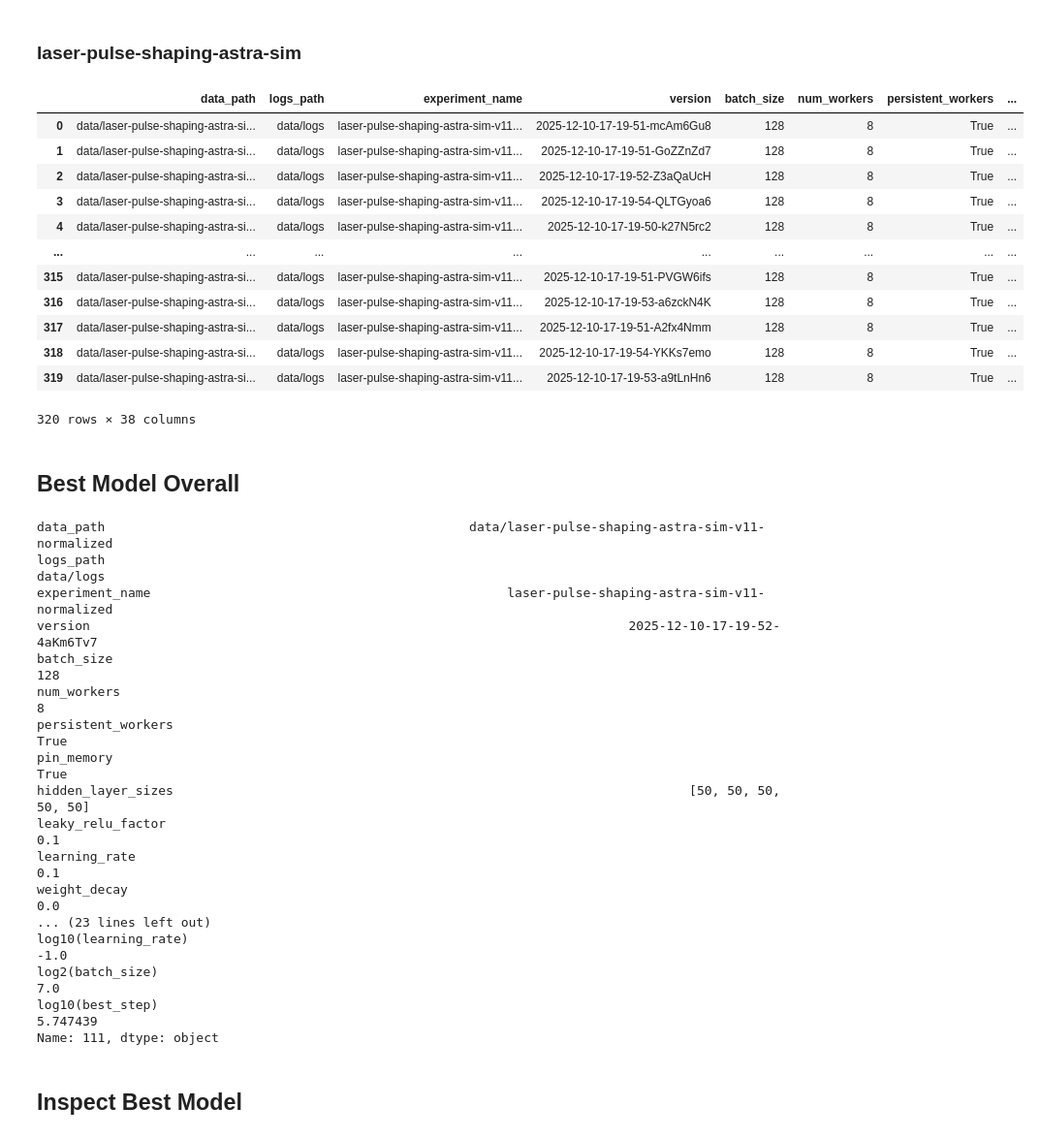
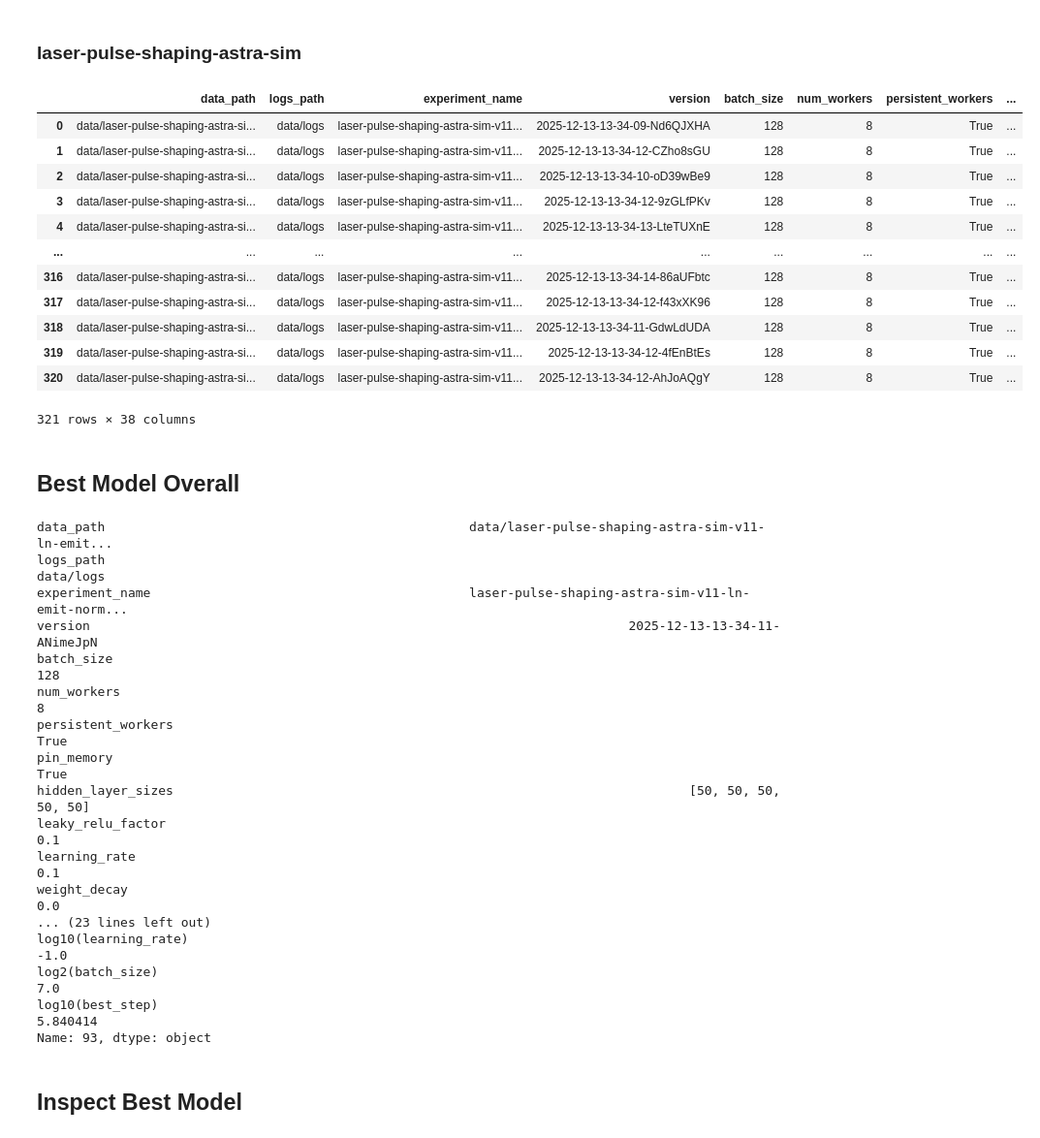
Before and after one commit to Kwasniok/opal-photo-injector-surrogate-model, a Jupyter notebook: 5_experiment_evaluation.ipynb, the cells around one changed output. Shown at 97% size. Saved outputs shown, nothing was run; the diff lists cells and outputs as text; code cells hidden in the pictures.

```diff
--- a/5_experiment_evaluation.ipynb
+++ b/5_experiment_evaluation.ipynb
@@ -28,9 +30,9 @@ from model import MultiLayerLeakyReLUModel
 # %%
 args = SimpleNamespace(
     # io
-    data_path="data/laser-pulse-shaping-astra-sim-v11-normalized",
+    data_path="data/laser-pulse-shaping-astra-sim-v11-ln-emit-normalized",
     logs_path="data/logs",
-    experiment_name="laser-pulse-shaping-astra-sim-v11-normalized",
+    experiment_name="laser-pulse-shaping-astra-sim-v11-ln-emit-normalized",
     # data
     batch_size=64,
     num_workers=4,
@@ -40,42 +42,45 @@ args = SimpleNamespace(
 # %%
 rows: list[dict] = []
 
 for run_path in glob.glob(os.path.join(args.logs_path, args.experiment_name, "*")):
     meta = load_meta(run_path)
     rows.append(meta)
 
 table = pd.DataFrame(rows)
+
+assert all(table["data_path"] == args.data_path)
 
 table["max_width"] = table["hidden_layer_sizes"].apply(lambda x: max(x))
 table["depth"] = table["hidden_layer_sizes"].apply(lambda x: len(x))
 
 
 table["best_val_train_loss_ratio"] = table["best_val_loss"] / table["best_train_loss"]
 
 table["log10(trainable_params)"] = table["trainable_params"].apply(
     lambda x: np.log10(x)
 )
 table["log10(best_val_loss)"] = table["best_val_loss"].apply(lambda x: np.log10(x))
 table["log10(best_train_loss)"] = table["best_train_loss"].apply(lambda x: np.log10(x))
 table["log10(learning_rate)"] = table["learning_rate"].apply(lambda x: np.log10(x))
 table["log2(batch_size)"] = table["batch_size"].apply(lambda x: np.log2(x))
 table["log10(best_step)"] = table["best_step"].apply(lambda x: np.log10(x))
 
+
 table
 # %% [output]
 |  | data_path | logs_path | experiment_name | version | batch_size | num_workers | persistent_workers | ... |
-| 0 | data/laser-pulse-shaping-astra-si... | data/logs | laser-pulse-shaping-astra-sim-v11... | 2025-12-10-17-19-51-mcAm6Gu8 | 128 | 8 | True | ... |
-| 1 | data/laser-pulse-shaping-astra-si... | data/logs | laser-pulse-shaping-astra-sim-v11... | 2025-12-10-17-19-51-GoZZnZd7 | 128 | 8 | True | ... |
-| 2 | data/laser-pulse-shaping-astra-si... | data/logs | laser-pulse-shaping-astra-sim-v11... | 2025-12-10-17-19-52-Z3aQaUcH | 128 | 8 | True | ... |
-| 3 | data/laser-pulse-shaping-astra-si... | data/logs | laser-pulse-shaping-astra-sim-v11... | 2025-12-10-17-19-54-QLTGyoa6 | 128 | 8 | True | ... |
-| 4 | data/laser-pulse-shaping-astra-si... | data/logs | laser-pulse-shaping-astra-sim-v11... | 2025-12-10-17-19-50-k27N5rc2 | 128 | 8 | True | ... |
+| 0 | data/laser-pulse-shaping-astra-si... | data/logs | laser-pulse-shaping-astra-sim-v11... | 2025-12-13-13-34-09-Nd6QJXHA | 128 | 8 | True | ... |
+| 1 | data/laser-pulse-shaping-astra-si... | data/logs | laser-pulse-shaping-astra-sim-v11... | 2025-12-13-13-34-12-CZho8sGU | 128 | 8 | True | ... |
+| 2 | data/laser-pulse-shaping-astra-si... | data/logs | laser-pulse-shaping-astra-sim-v11... | 2025-12-13-13-34-10-oD39wBe9 | 128 | 8 | True | ... |
+| 3 | data/laser-pulse-shaping-astra-si... | data/logs | laser-pulse-shaping-astra-sim-v11... | 2025-12-13-13-34-12-9zGLfPKv | 128 | 8 | True | ... |
+| 4 | data/laser-pulse-shaping-astra-si... | data/logs | laser-pulse-shaping-astra-sim-v11... | 2025-12-13-13-34-13-LteTUXnE | 128 | 8 | True | ... |
 | ... | ... | ... | ... | ... | ... | ... | ... | ... |
-| 315 | data/laser-pulse-shaping-astra-si... | data/logs | laser-pulse-shaping-astra-sim-v11... | 2025-12-10-17-19-51-PVGW6ifs | 128 | 8 | True | ... |
-| 316 | data/laser-pulse-shaping-astra-si... | data/logs | laser-pulse-shaping-astra-sim-v11... | 2025-12-10-17-19-53-a6zckN4K | 128 | 8 | True | ... |
-| 317 | data/laser-pulse-shaping-astra-si... | data/logs | laser-pulse-shaping-astra-sim-v11... | 2025-12-10-17-19-51-A2fx4Nmm | 128 | 8 | True | ... |
-| 318 | data/laser-pulse-shaping-astra-si... | data/logs | laser-pulse-shaping-astra-sim-v11... | 2025-12-10-17-19-54-YKKs7emo | 128 | 8 | True | ... |
-| 319 | data/laser-pulse-shaping-astra-si... | data/logs | laser-pulse-shaping-astra-sim-v11... | 2025-12-10-17-19-53-a9tLnHn6 | 128 | 8 | True | ... |
+| 316 | data/laser-pulse-shaping-astra-si... | data/logs | laser-pulse-shaping-astra-sim-v11... | 2025-12-13-13-34-14-86aUFbtc | 128 | 8 | True | ... |
+| 317 | data/laser-pulse-shaping-astra-si... | data/logs | laser-pulse-shaping-astra-sim-v11... | 2025-12-13-13-34-12-f43xXK96 | 128 | 8 | True | ... |
+| 318 | data/laser-pulse-shaping-astra-si... | data/logs | laser-pulse-shaping-astra-sim-v11... | 2025-12-13-13-34-11-GdwLdUDA | 128 | 8 | True | ... |
+| 319 | data/laser-pulse-shaping-astra-si... | data/logs | laser-pulse-shaping-astra-sim-v11... | 2025-12-13-13-34-12-4fEnBtEs | 128 | 8 | True | ... |
+| 320 | data/laser-pulse-shaping-astra-si... | data/logs | laser-pulse-shaping-astra-sim-v11... | 2025-12-13-13-34-12-AhJoAQgY | 128 | 8 | True | ... |
-320 rows × 38 columns
+321 rows × 38 columns
 # %%
 px.scatter_3d(
     table,
@@ -122,10 +127,10 @@ px.scatter(
 best = table.iloc[table["log10(best_val_loss)"].argmin()]
 best
 # %% [output]
-data_path                                                data/laser-pulse-shaping-astra-sim-v11-normalized
+data_path                                                data/laser-pulse-shaping-astra-sim-v11-ln-emit...
 logs_path                                                                                        data/logs
-experiment_name                                               laser-pulse-shaping-astra-sim-v11-normalized
-version                                                                       2025-12-10-17-19-52-4aKm6Tv7
+experiment_name                                          laser-pulse-shaping-astra-sim-v11-ln-emit-norm...
+version                                                                       2025-12-13-13-34-11-ANimeJpN
 batch_size                                                                                             128
 num_workers                                                                                              8
 persistent_workers                                                                                    True
@@ -137,5 +142,5 @@ weight_decay
 ... (23 lines left out)
 log10(learning_rate)                                                                                  -1.0
 log2(batch_size)                                                                                       7.0
-log10(best_step)                                                                                  5.747439
-Name: 111, dtype: object
+log10(best_step)                                                                                  5.840414
+Name: 93, dtype: object
```
Also changed, not shown: parts of 10 cells of this notebook, 2 other files.
